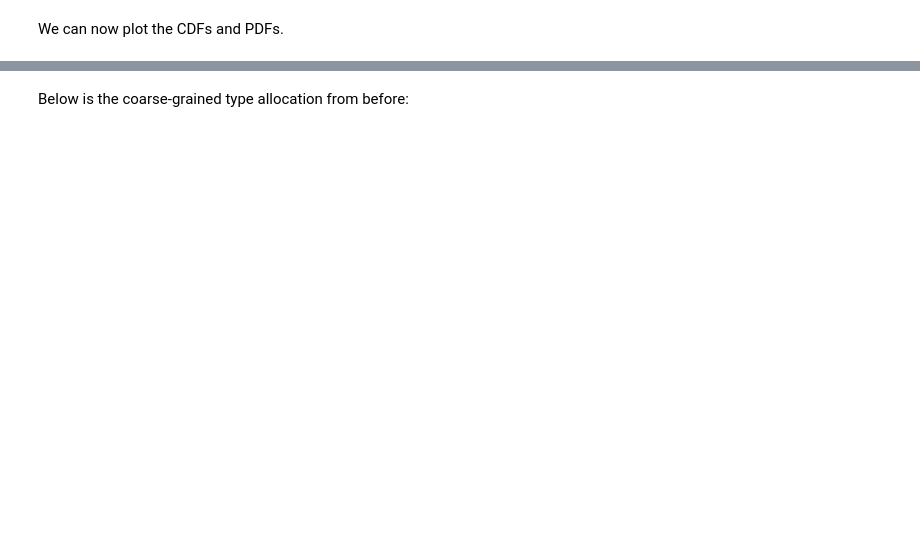
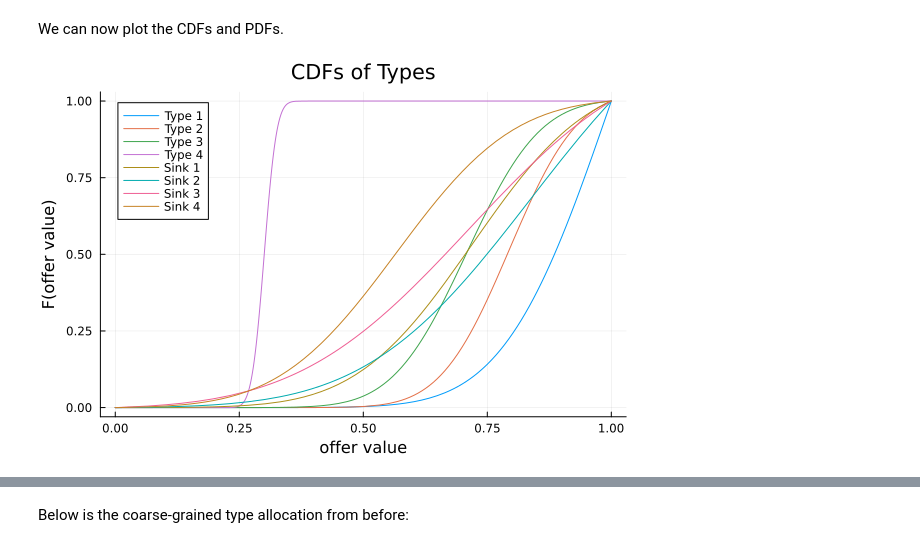
Before and after one commit to michaelpetersubc/mapinator, a Jupyter notebook: estimation/estimate_model.ipynb, the cells around one changed output, grey strips where cells are left out. Drawn from its saved outputs; the diff is of its cells as text; code cells hidden in the pictures; blank space fills up the shorter version.

```diff
--- a/estimation/estimate_model.ipynb
+++ b/estimation/estimate_model.ipynb
@@ -214,5 +318,8 @@ YEAR_INTERVAL = minimum(included_years):maximum(included_years)
 # %%
-to_from_by_year_api = sorted_by_year
+to_from_by_year_api = Dict()
+for key in keys(sorted_by_year)
+    to_from_by_year_api[string(key)] = sorted_by_year[key]
+end
 # alternatively, load an existing file of placement data
 # to_from_by_year_api = SBM_flexible.fetch_data("to_from_by_year.json")
 # %% [markdown]
@@ -308,6 +432,9 @@ end
 
 function objective_to_minimize(λ_vec, range_K, likelihoods, numsink, n)
     λ = λ_vec[1] # just 1-D
+    if λ < 0
+        return Inf
+    end
     w_vec = w([β(K, likelihoods, λ, K + numsink, n) for K in range_K])
     return sum(w_vec .* log.(w_vec))
 end
@@ -386,15 +595,12 @@ Helper functions for the mathematics:
 # define p_vec as e.g.
 # [v2/v1 v3/v2 v4/v3 α1 α2 α3 α4 mu1 mu2 mu3 mu4 mus sg1 sg2 sg3 sg4 sgs]
 
-# truncated normal: https://juliastats.org/Distributions.jl/stable/truncate/#Distributions.TruncatedNormal
-# TODO: update to the most recent notation so the package version can be updated
-
 function F(x, ρ, μ, σ, K)
-    return sum([ρ[i] * cdf(TruncatedNormal(μ[i], σ[i], 0, 1), x) for i in 1:K])
+    return sum([ρ[i] * cdf(truncated(Normal(μ[i], σ[i]), 0, 1), x) for i in 1:K])
 end
 
 function f(x, ρ, μ, σ, K)
-    return sum([ρ[i] * pdf(TruncatedNormal(μ[i], σ[i], 0, 1), x) for i in 1:K])
+    return sum([ρ[i] * pdf(truncated(Normal(μ[i], σ[i]), 0, 1), x) for i in 1:K])
 end
 
 function G(Fim1, Fx, αsum)
@@ -406,7 +612,7 @@ function κ(i, t, v_rel)
 end
 
 function fi(x, μ, σ)
-    return pdf(TruncatedNormal(μ, σ, 0, 1), x)
+    return pdf(truncated(Normal(μ, σ), 0, 1), x)
 end
 
 function q(i, t, Fx_vec, x_vec, ρ, μ, σ, α, v_rel, k, K)
@@ -892,19 +1215,21 @@ We can now plot the CDFs and PDFs.
 # %%
 # https://github.com/JuliaPlots/StatsPlots.jl/blob/master/README.md
 # https://docs.juliaplots.org/latest/tutorial/
 
 select_type = 1
-cdfs = plot(TruncatedNormal(sol[2k-1+select_type], sol[2k-1+select_type+K], 0, 1), func = cdf, title = "CDFs of Types", label = "Type 1")
+cdfs = plot(truncated(Normal(sol[2k-1+select_type], sol[2k-1+select_type+K]), 0, 1), func = cdf, title = "CDFs of Types", label = "Type 1")
 for select_type in 2:NUMBER_OF_TYPES # academic types
-    plot!(cdfs, TruncatedNormal(sol[2k-1+select_type], sol[2k-1+select_type+K], 0, 1), func = cdf, label = string("Type ", select_type))
+    plot!(cdfs, truncated(Normal(sol[2k-1+select_type], sol[2k-1+select_type+K]), 0, 1), func = cdf, label = string("Type ", select_type))
 end
 
 for select_type in k+1:K # sinks
-    plot!(cdfs, TruncatedNormal(sol[2k-1+select_type], sol[2k-1+select_type+K], 0, 1), func = cdf, label = string("Sink ", select_type - k))
+    plot!(cdfs, truncated(Normal(sol[2k-1+select_type], sol[2k-1+select_type+K]), 0, 1), func = cdf, label = string("Sink ", select_type - k))
 end
 xlabel!(cdfs, "offer value")
 ylabel!(cdfs, "F(offer value)")
 savefig(cdfs, "cdfs.png")
 cdfs
+# %% [output]
+[figure, added]
 # %%
 select_type = 1
```
Also changed, not shown: parts of 40 cells of this notebook.
